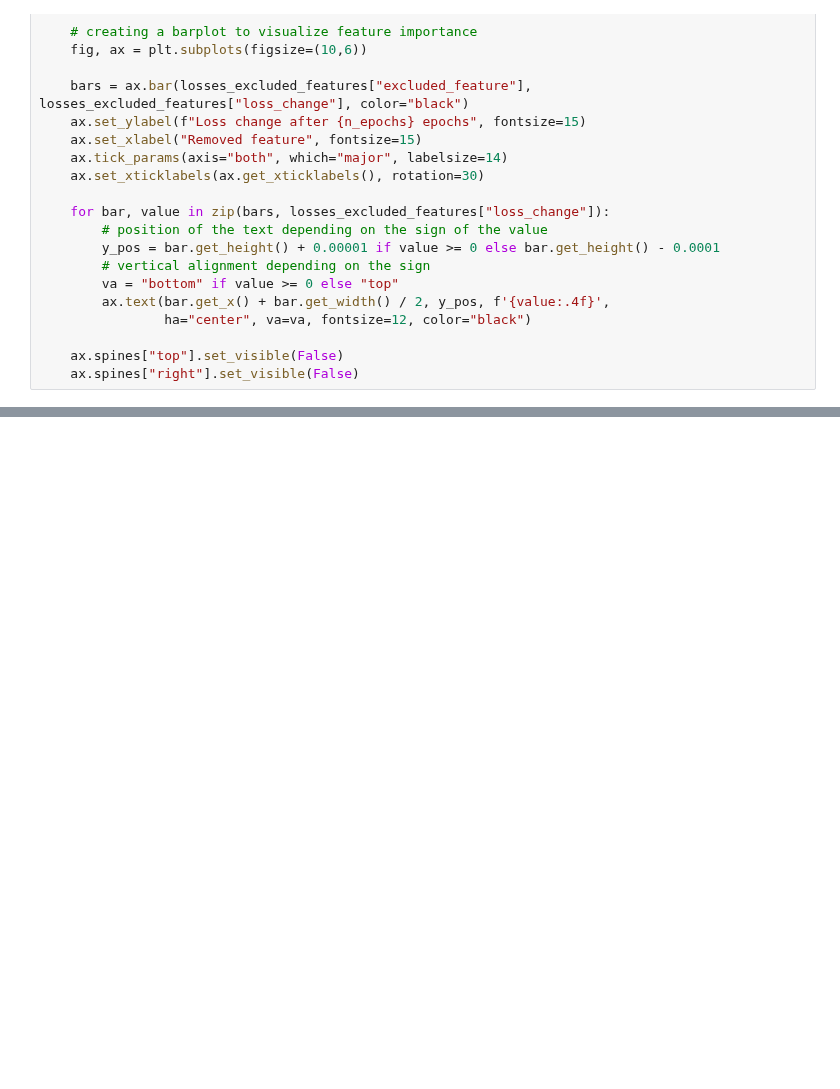
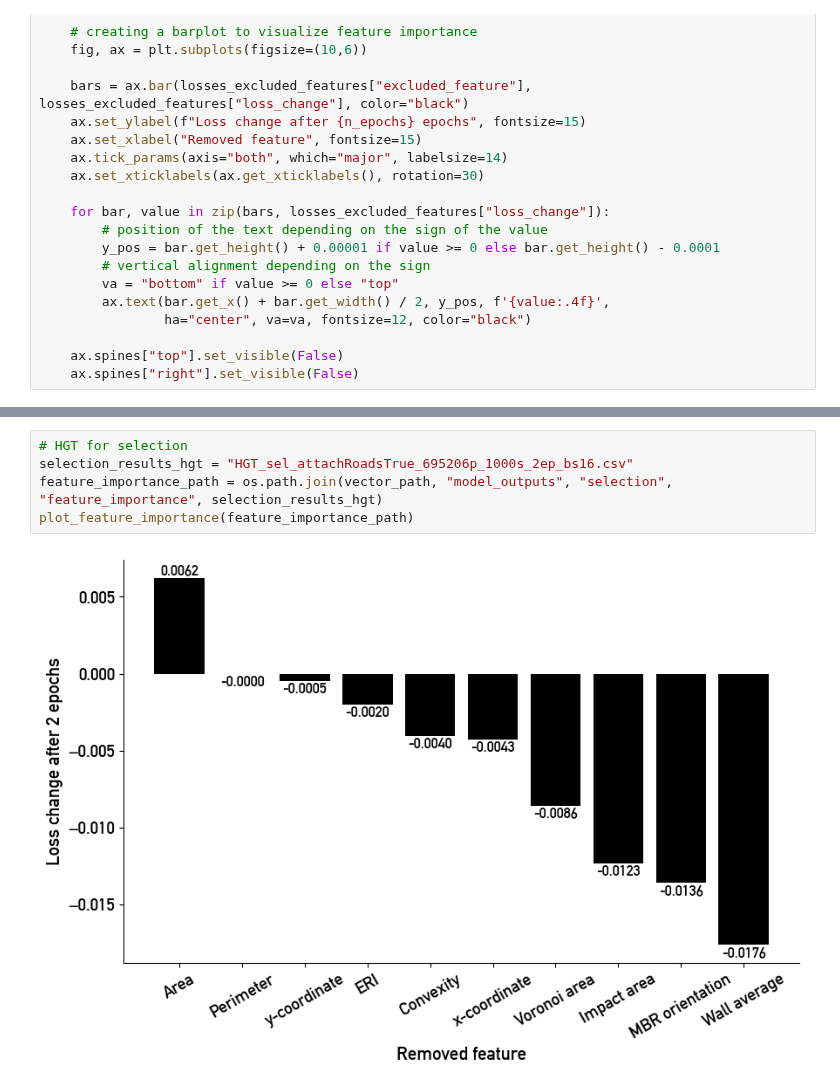
Before and after one commit to jorissenn/genops, a Jupyter notebook: 32_vector_feature_importance.ipynb, the cells around one changed output, grey strips where cells are left out. Drawn from its saved outputs; the diff is of its cells as text; blank space fills up the shorter version.

```diff
--- a/32_vector_feature_importance.ipynb
+++ b/32_vector_feature_importance.ipynb
@@ -247,0 +263,7 @@ plot_feature_importance(feature_importance_path)
+# %%
+# HGT for selection
+selection_results_hgt = "HGT_sel_attachRoadsTrue_695206p_1000s_2ep_bs16.csv"
+feature_importance_path = os.path.join(vector_path, "model_outputs", "selection", "feature_importance", selection_results_hgt)
+plot_feature_importance(feature_importance_path)
+# %% [output]
+[figure, added]
```
Also changed, not shown: parts of 5 cells of this notebook, 6 other files.
